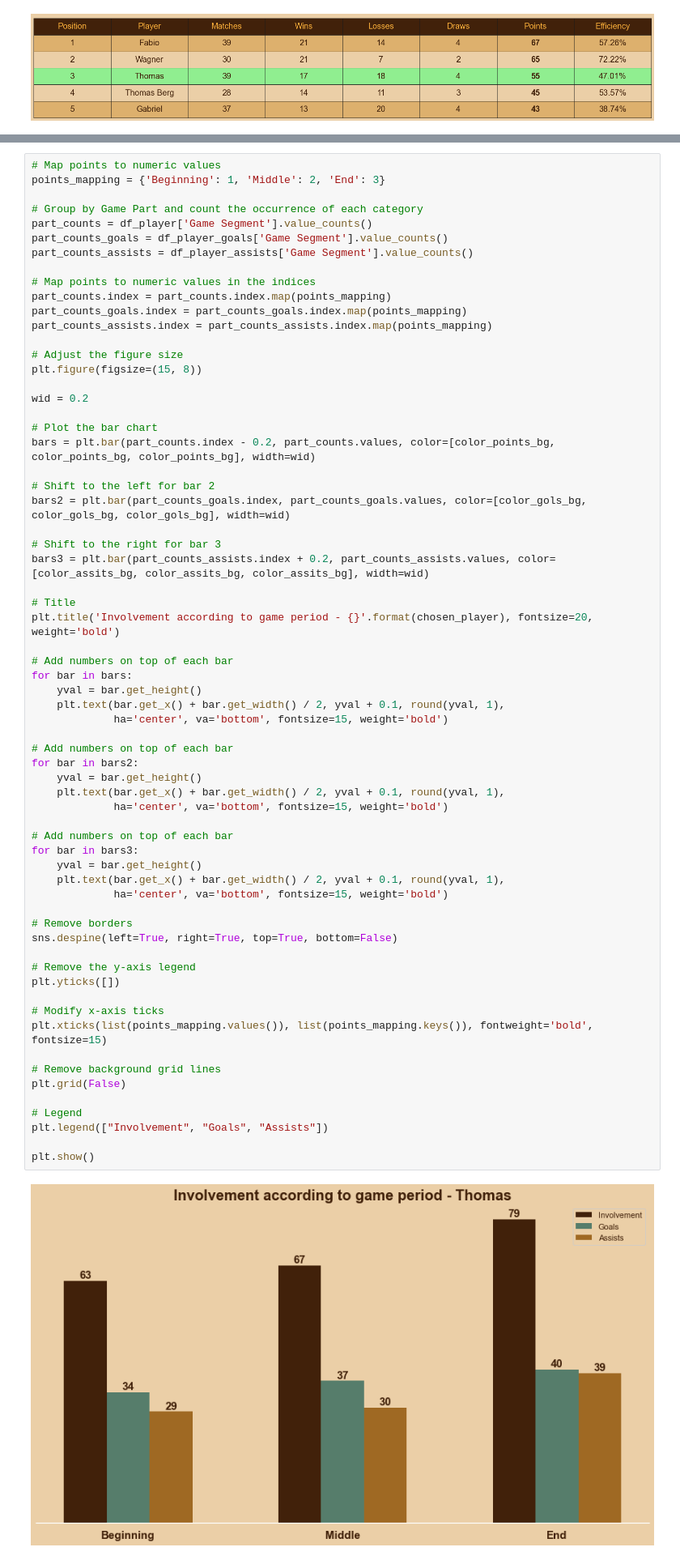
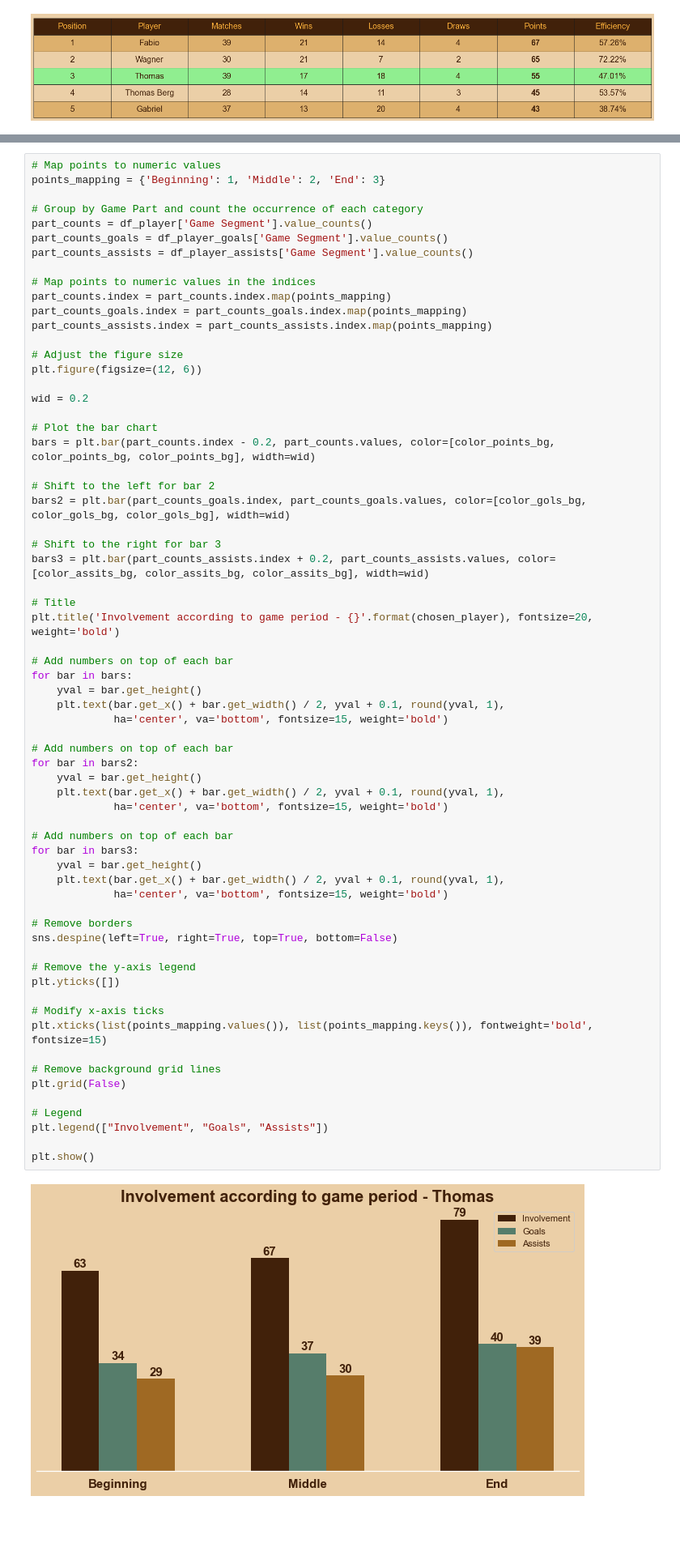
Before and after one commit to TKunzler/Data-Science, a Jupyter notebook: Data analysis - Futsal 2023/notebooks/01_eda_original.ipynb, the cells around one changed output, grey strips where cells are left out. Shown at 81% size. Drawn from its saved outputs; the diff is of its cells as text; blank space fills up the shorter version.

```diff
--- a/Data analysis - Futsal 2023/notebooks/01_eda_original.ipynb
+++ b/Data analysis - Futsal 2023/notebooks/01_eda_original.ipynb
@@ -2171,7 +2215,7 @@ part_counts_goals.index = part_counts_goals.index.map(points_mapping)
 part_counts_assists.index = part_counts_assists.index.map(points_mapping)
 
 # Adjust the figure size
-plt.figure(figsize=(15, 8))
+plt.figure(figsize=(12, 6))
 
 wid = 0.2
 
@@ -2195,34 +2239,34 @@ for bar in bars:
 
 # Add numbers on top of each bar
 for bar in bars2:
     yval = bar.get_height()
     plt.text(bar.get_x() + bar.get_width() / 2, yval + 0.1, round(yval, 1),
              ha='center', va='bottom', fontsize=15, weight='bold')
 
 # Add numbers on top of each bar
 for bar in bars3:
     yval = bar.get_height()
     plt.text(bar.get_x() + bar.get_width() / 2, yval + 0.1, round(yval, 1),
              ha='center', va='bottom', fontsize=15, weight='bold')
 
 # Remove borders
 sns.despine(left=True, right=True, top=True, bottom=False)
 
 # Remove the y-axis legend
 plt.yticks([])
 
 # Modify x-axis ticks
 plt.xticks(list(points_mapping.values()), list(points_mapping.keys()), fontweight='bold', fontsize=15)
 
 # Remove background grid lines
 plt.grid(False)
 
 # Legend
 plt.legend(["Involvement", "Goals", "Assists"])
 
 plt.show()
 # %% [output]
-[figure, old version]
+[figure, new version]
 # %% [markdown]
 <div style="font-family: Montserrat; color:#41210A; background-color:#EBCFA7;">
 
```
Also changed, not shown: parts of 44 cells of this notebook, 5 other files.
